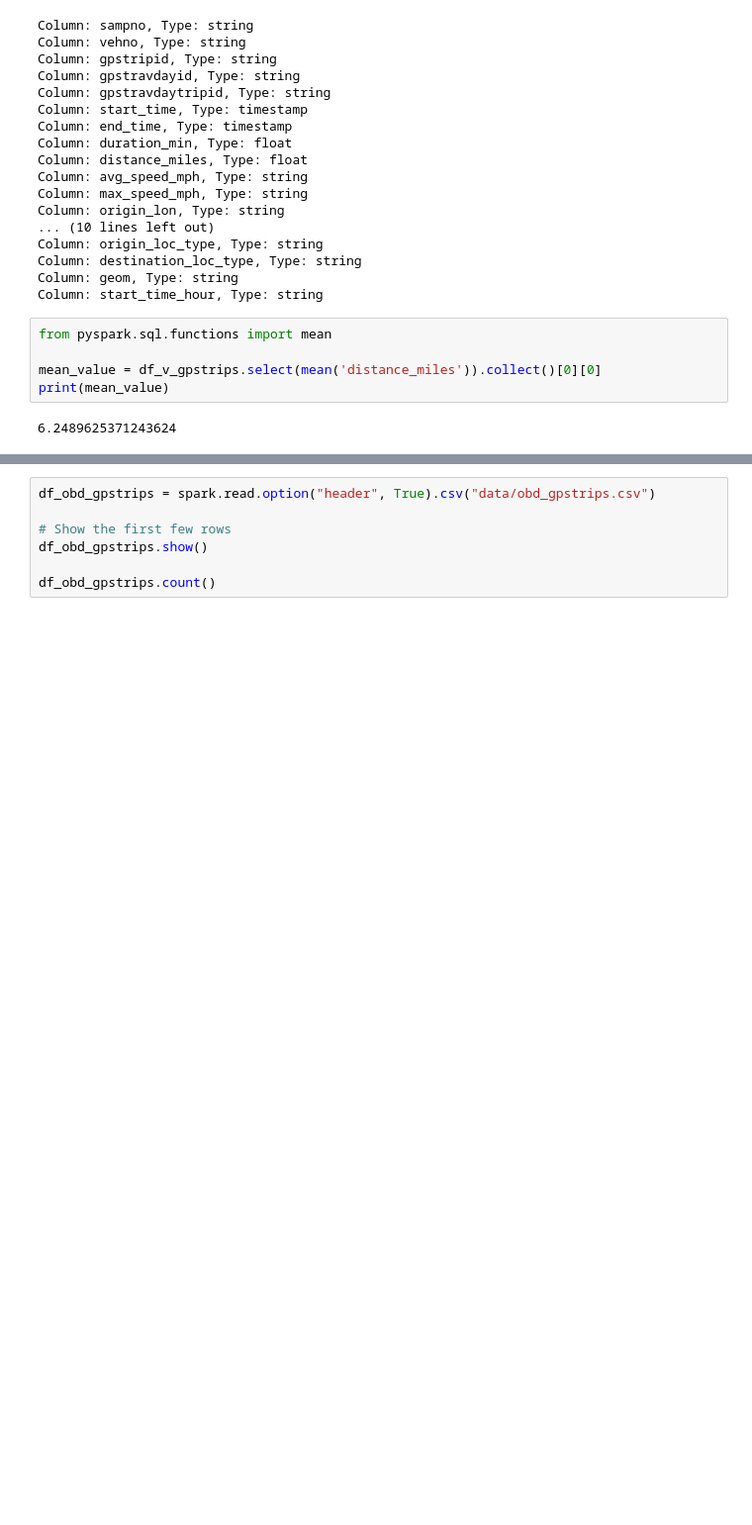
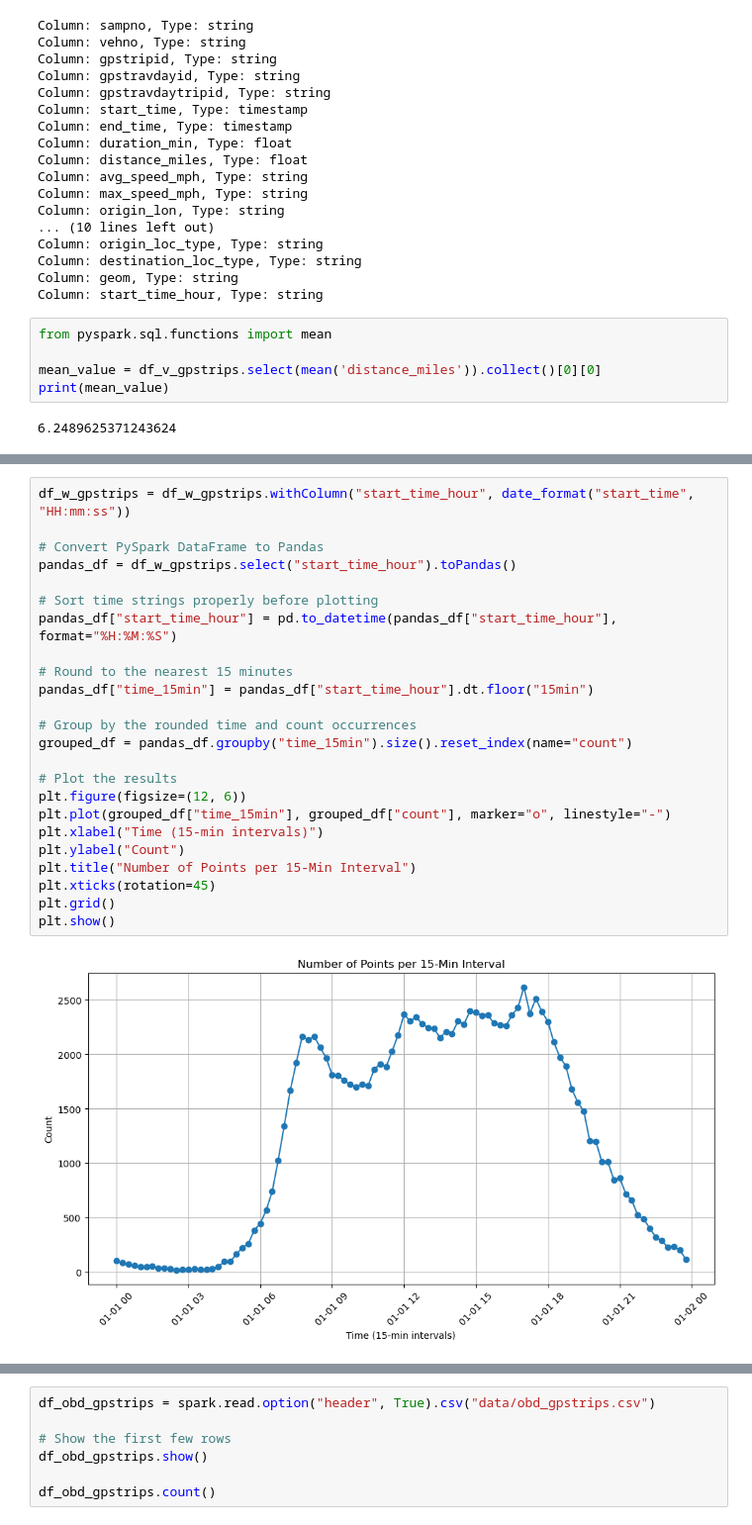
Before and after one commit to yanis-trn/MSc_thesis_MIT, a Jupyter notebook: CHTS_trips_analysis.ipynb, the cells around one changed output, grey strips where cells are left out. Shown at 99% size. Saved outputs shown, nothing was run; the diff lists cells and outputs as text; blank space fills up the shorter version.

```diff
--- a/CHTS_trips_analysis.ipynb
+++ b/CHTS_trips_analysis.ipynb
@@ -185,0 +306,26 @@ only showing top 20 rows
+# %%
+df_w_gpstrips = df_w_gpstrips.withColumn("start_time_hour", date_format("start_time", "HH:mm:ss"))
+
+# Convert PySpark DataFrame to Pandas
+pandas_df = df_w_gpstrips.select("start_time_hour").toPandas()
+
+# Sort time strings properly before plotting
+pandas_df["start_time_hour"] = pd.to_datetime(pandas_df["start_time_hour"], format="%H:%M:%S")
+
+# Round to the nearest 15 minutes
+pandas_df["time_15min"] = pandas_df["start_time_hour"].dt.floor("15min")
+
+# Group by the rounded time and count occurrences
+grouped_df = pandas_df.groupby("time_15min").size().reset_index(name="count")
+
+# Plot the results
+plt.figure(figsize=(12, 6))
+plt.plot(grouped_df["time_15min"], grouped_df["count"], marker="o", linestyle="-")
+plt.xlabel("Time (15-min intervals)")
+plt.ylabel("Count")
+plt.title("Number of Points per 15-Min Interval")
+plt.xticks(rotation=45)
+plt.grid()
+plt.show()
+# %% [output]
+[figure, added]
```
Also changed, not shown: parts of 18 cells of this notebook, 1 other file.
